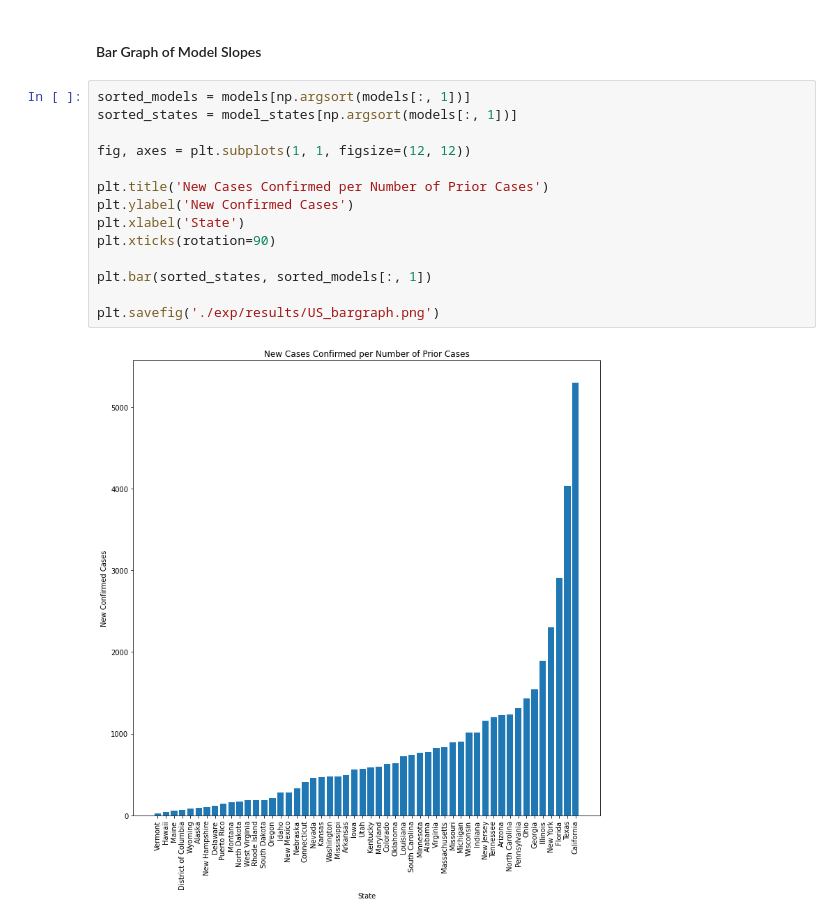
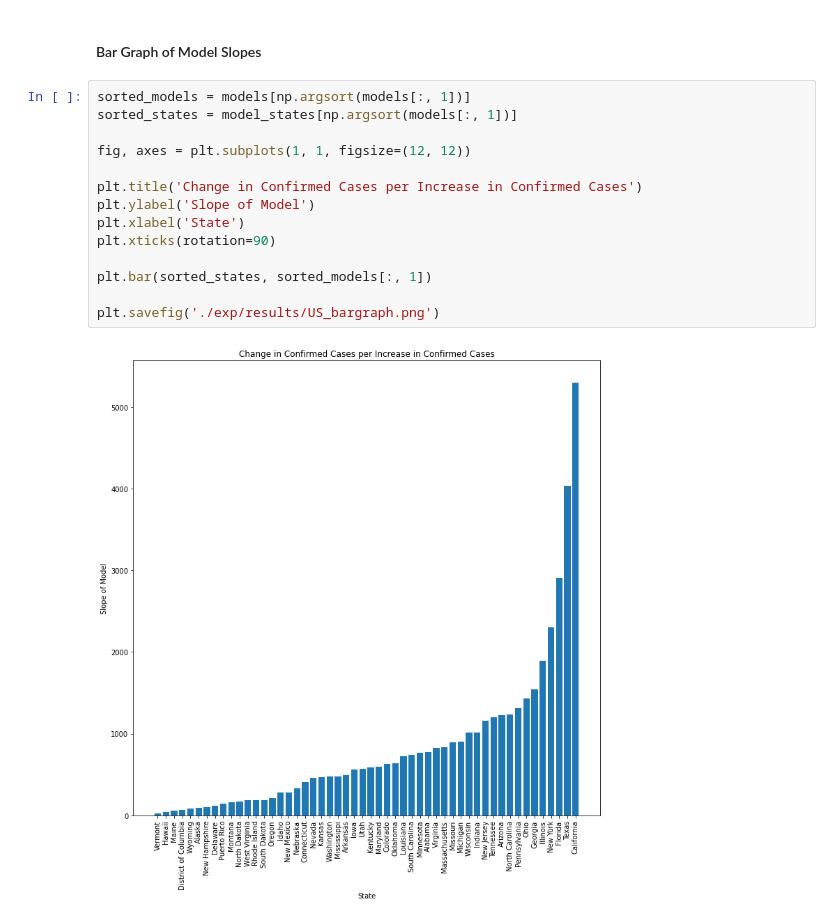
Before and after one commit to s-fitch/coronavirus-2020, a Jupyter notebook: experiments.ipynb, the cells around one changed output. Cells and saved outputs as stored; diff of their text form.

```diff
--- a/experiments.ipynb
+++ b/experiments.ipynb
@@ -131,16 +130,16 @@ plt.savefig('./exp/results/US_models.png')
 # %%
 sorted_models = models[np.argsort(models[:, 1])]
 sorted_states = model_states[np.argsort(models[:, 1])]
 
 fig, axes = plt.subplots(1, 1, figsize=(12, 12))
 
-plt.title('New Cases Confirmed per Number of Prior Cases')
-plt.ylabel('New Confirmed Cases')
+plt.title('Change in Confirmed Cases per Increase in Confirmed Cases')
+plt.ylabel('Slope of Model')
 plt.xlabel('State')
 plt.xticks(rotation=90)
 
 plt.bar(sorted_states, sorted_models[:, 1])
 
 plt.savefig('./exp/results/US_bargraph.png')
 # %% [output]
-[figure, old version]
+[figure, new version]
```
Also changed, not shown: parts of 1 cell of this notebook, 1 other file.
